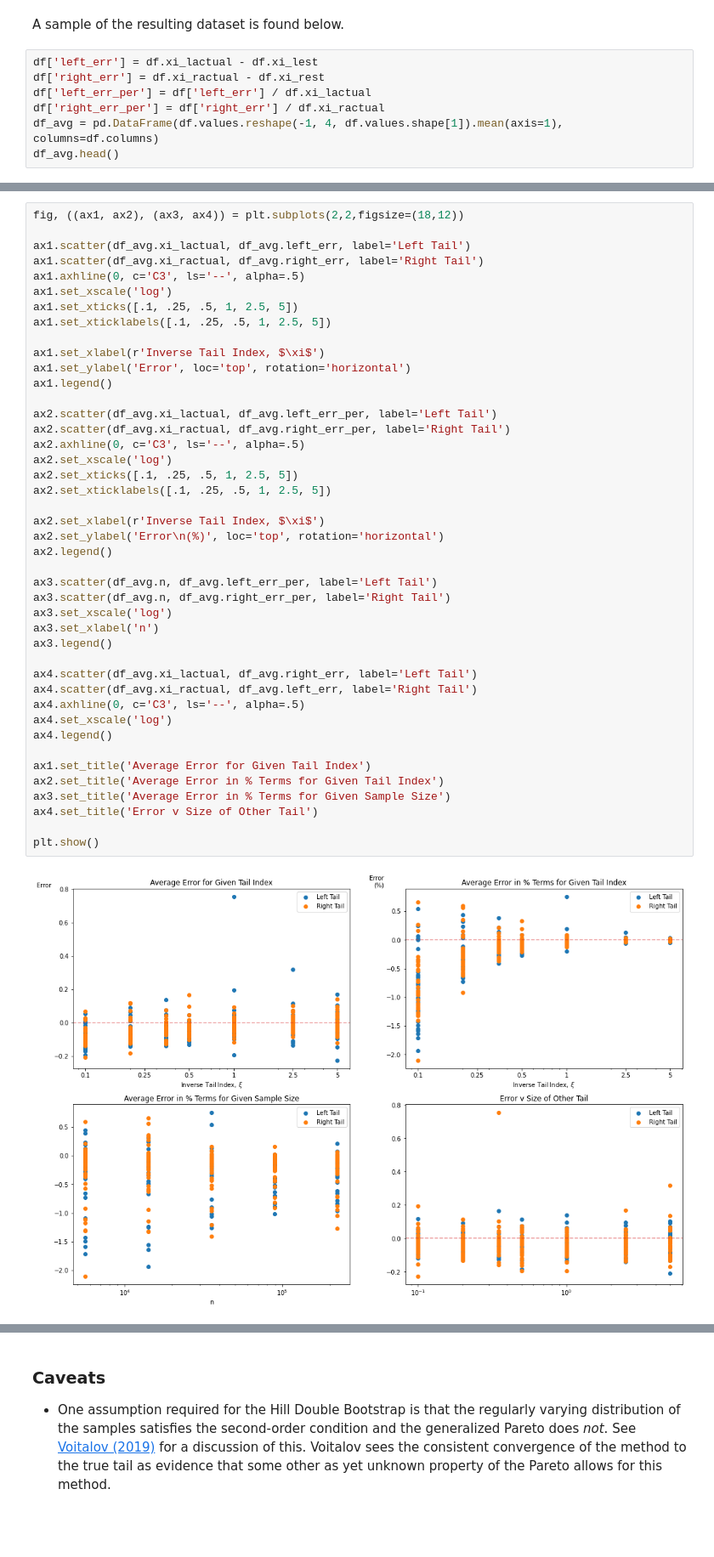
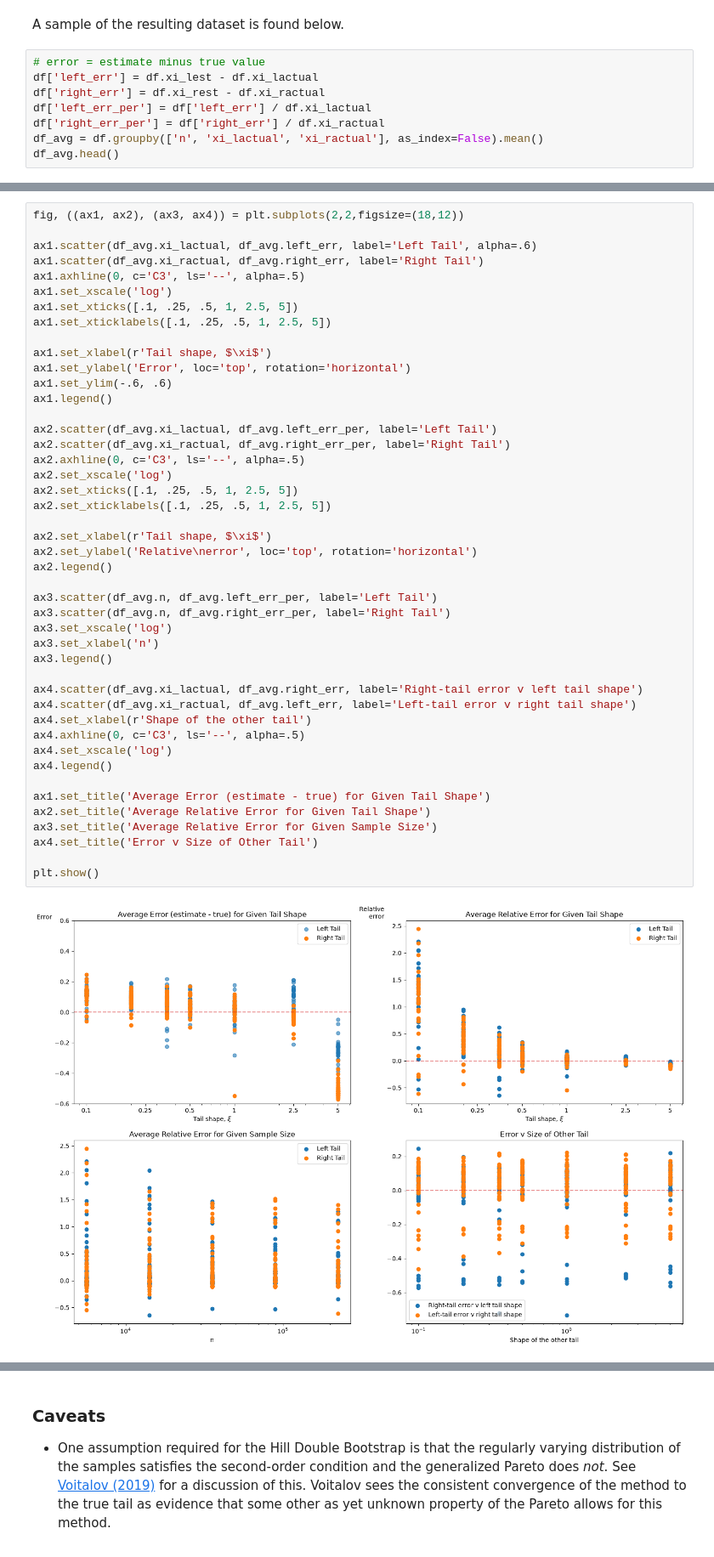
Before and after one commit to rjskene/phat, a Jupyter notebook: docs/notebooks/dblbs.ipynb, the cells around one changed output, grey strips where cells are left out. Shown at 85% size. Cells and saved outputs as stored; diff of their text form; blank space fills up the shorter version.

```diff
--- a/docs/notebooks/dblbs.ipynb
+++ b/docs/notebooks/dblbs.ipynb
@@ -407,10 +362,11 @@ df = pd.read_csv('dbs_test_on_sample_size_and_tails.csv')
 # %% [markdown]
 A sample of the resulting dataset is found below.
 # %%
-df['left_err'] = df.xi_lactual - df.xi_lest
-df['right_err'] = df.xi_ractual - df.xi_rest
+# error = estimate minus true value
+df['left_err'] = df.xi_lest - df.xi_lactual
+df['right_err'] = df.xi_rest - df.xi_ractual
 df['left_err_per'] = df['left_err'] / df.xi_lactual
 df['right_err_per'] = df['right_err'] / df.xi_ractual
-df_avg = pd.DataFrame(df.values.reshape(-1, 4, df.values.shape[1]).mean(axis=1), columns=df.columns)
+df_avg = df.groupby(['n', 'xi_lactual', 'xi_ractual'], as_index=False).mean()
 df_avg.head()
 # %% [output]
@@ -425,45 +381,47 @@ The data has been summarized into a few plots per below.
 # %%
 fig, ((ax1, ax2), (ax3, ax4)) = plt.subplots(2,2,figsize=(18,12))
 
-ax1.scatter(df_avg.xi_lactual, df_avg.left_err, label='Left Tail')
+ax1.scatter(df_avg.xi_lactual, df_avg.left_err, label='Left Tail', alpha=.6)
 ax1.scatter(df_avg.xi_ractual, df_avg.right_err, label='Right Tail')
 ax1.axhline(0, c='C3', ls='--', alpha=.5)
 ax1.set_xscale('log')
 ax1.set_xticks([.1, .25, .5, 1, 2.5, 5])
 ax1.set_xticklabels([.1, .25, .5, 1, 2.5, 5])
 
-ax1.set_xlabel(r'Inverse Tail Index, $\xi$')
+ax1.set_xlabel(r'Tail shape, $\xi$')
 ax1.set_ylabel('Error', loc='top', rotation='horizontal')
+ax1.set_ylim(-.6, .6)
 ax1.legend()
 
 ax2.scatter(df_avg.xi_lactual, df_avg.left_err_per, label='Left Tail')
 ax2.scatter(df_avg.xi_ractual, df_avg.right_err_per, label='Right Tail')
 ax2.axhline(0, c='C3', ls='--', alpha=.5)
 ax2.set_xscale('log')
 ax2.set_xticks([.1, .25, .5, 1, 2.5, 5])
 ax2.set_xticklabels([.1, .25, .5, 1, 2.5, 5])
 
-ax2.set_xlabel(r'Inverse Tail Index, $\xi$')
-ax2.set_ylabel('Error\n(%)', loc='top', rotation='horizontal')
+ax2.set_xlabel(r'Tail shape, $\xi$')
+ax2.set_ylabel('Relative\nerror', loc='top', rotation='horizontal')
 ax2.legend()
 
 ax3.scatter(df_avg.n, df_avg.left_err_per, label='Left Tail')
 ax3.scatter(df_avg.n, df_avg.right_err_per, label='Right Tail')
 ax3.set_xscale('log')
 ax3.set_xlabel('n')
 ax3.legend()
 
-ax4.scatter(df_avg.xi_lactual, df_avg.right_err, label='Left Tail')
-ax4.scatter(df_avg.xi_ractual, df_avg.left_err, label='Right Tail')
+ax4.scatter(df_avg.xi_lactual, df_avg.right_err, label='Right-tail error v left tail shape')
+ax4.scatter(df_avg.xi_ractual, df_avg.left_err, label='Left-tail error v right tail shape')
+ax4.set_xlabel(r'Shape of the other tail')
 ax4.axhline(0, c='C3', ls='--', alpha=.5)
 ax4.set_xscale('log')
 ax4.legend()
 
-ax1.set_title('Average Error for Given Tail Index')
-ax2.set_title('Average Error in % Terms for Given Tail Index')
-ax3.set_title('Average Error in % Terms for Given Sample Size')
+ax1.set_title('Average Error (estimate - true) for Given Tail Shape')
+ax2.set_title('Average Relative Error for Given Tail Shape')
+ax3.set_title('Average Relative Error for Given Sample Size')
 ax4.set_title('Error v Size of Other Tail')
 
 plt.show()
 # %% [output]
-[figure, old version]
+[figure, new version]
```
Also changed, not shown: parts of 28 cells of this notebook, 4 other files.
